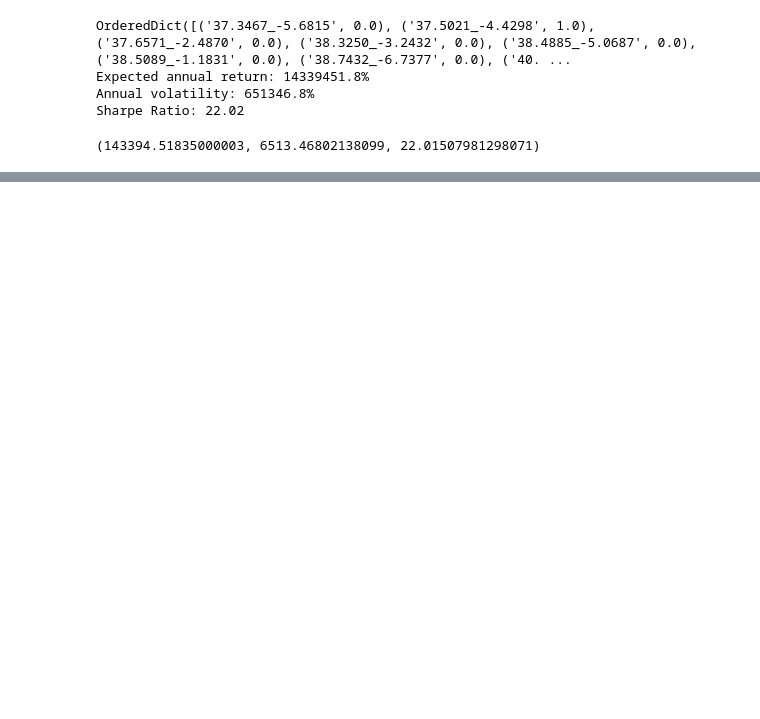
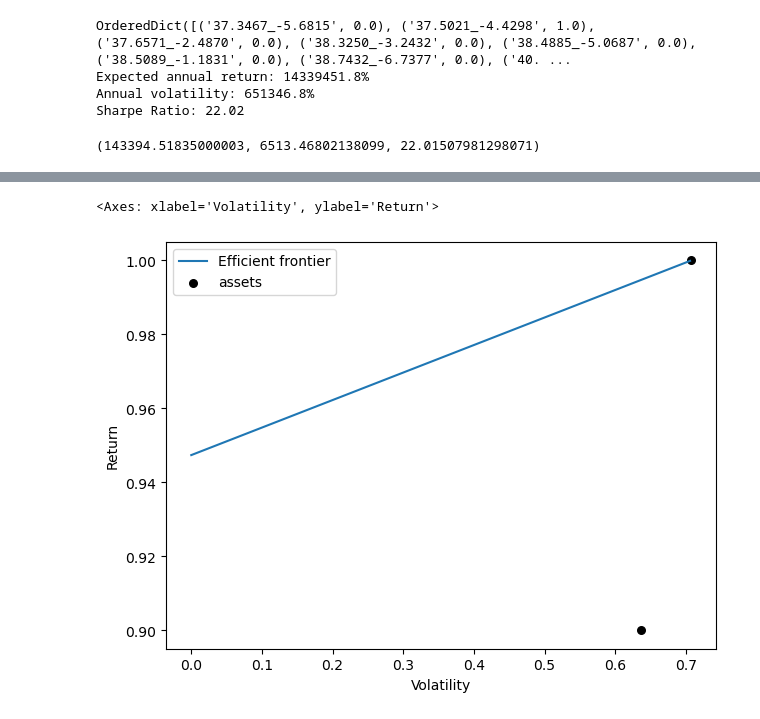
Before and after one commit to marchd1997/EDP_CRM_week, a Jupyter notebook: notebooks/exploration_prices.ipynb, the cells around one changed output, grey strips where cells are left out. Saved outputs shown, nothing was run; the diff lists cells and outputs as text; code cells hidden in the pictures; blank space fills up the shorter version.

```diff
--- a/notebooks/exploration_prices.ipynb
+++ b/notebooks/exploration_prices.ipynb
@@ -183,2 +183,13 @@ plt.show()
+# %%
+aux = pd.DataFrame({'A':[1,0],'B':[0,0.90]})
+cov = aux.cov()
+exp = aux.sum()
+
+ef = EfficientFrontier(exp,cov,  weight_bounds=(0,1))
+fig, ax = plt.subplots()
+plot_efficient_frontier(ef, ax=ax, show_assets=True)
+# %% [output]
+<Axes: xlabel='Volatility', ylabel='Return'>
+[figure, added]
 # %%
 # TODO: utilitzar els 10 anys de preus?
```
Also changed, not shown: parts of 3 cells of this notebook.
